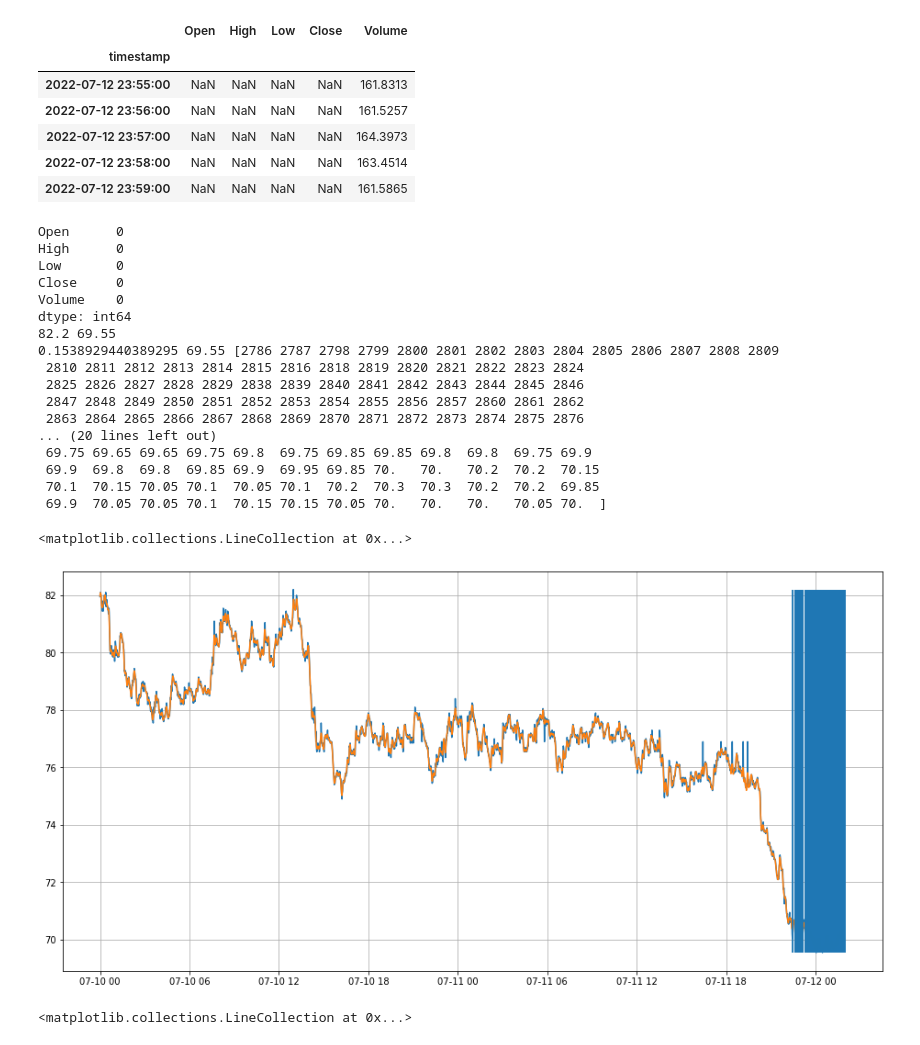
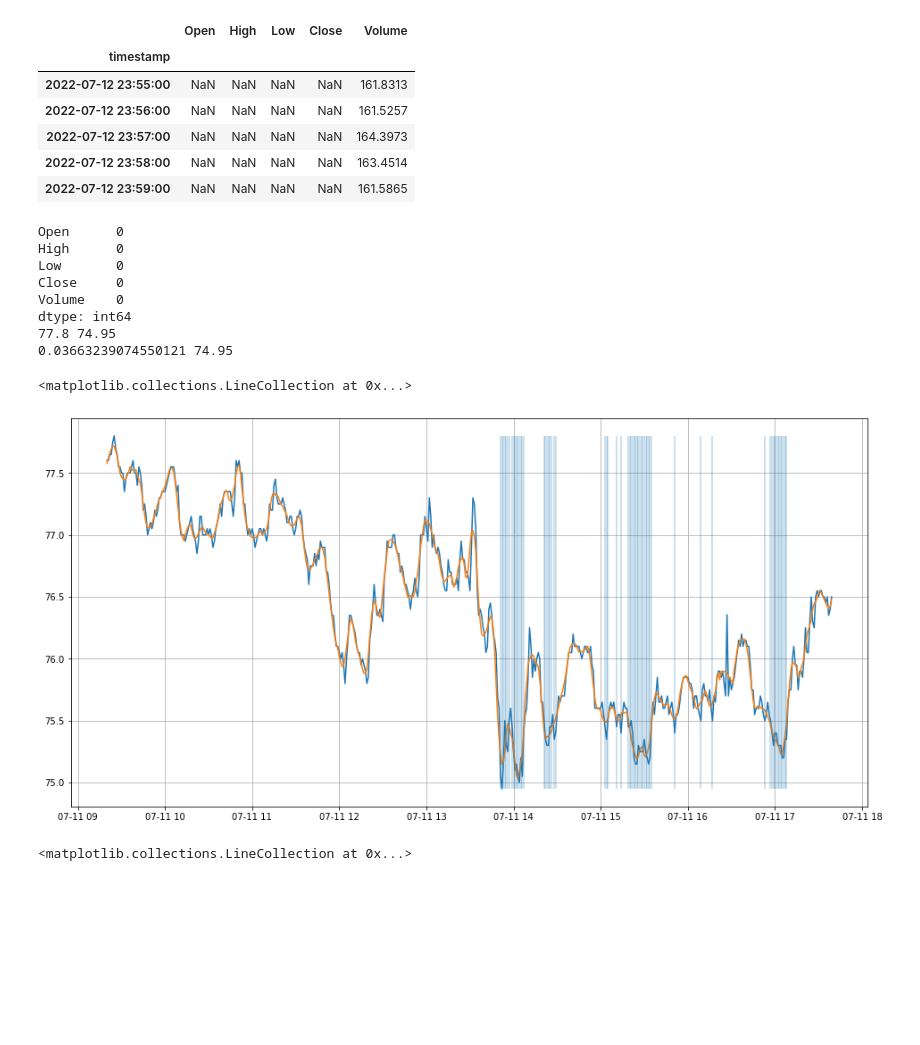
Before and after one commit to oskrivon/levelAnalyser, a Jupyter notebook: graph_display.ipynb, the cells around one changed output. Saved outputs shown, nothing was run; the diff lists cells and outputs as text; code cells hidden in the pictures; blank space fills up the shorter version.

```diff
--- a/graph_display.ipynb
+++ b/graph_display.ipynb
@@ -73,7 +73,7 @@ show_candlestick_chart(minutly_price)
 plt.figure(figsize=(16, 8))
 plt.grid()
 
-new_prices = minutly_price[:3000]
+new_prices = minutly_price[2000:2500]
 new_prices = new_prices.fillna(new_prices.mean())
 print(new_prices.isnull().sum())
 p = np.array(new_prices['High'])
@@ -100,49 +100,43 @@ for i in range(1, len(p)-1):
     if p[i] > p[i-1]:
         if p[i] > p[i+1]:
             val_max.append(p[i])
             indexes_max.append(i)
 
 for i in range(0, len(p)-1):
     if p[i] < p[i-1]:
         if p[i] < p[i+1]:
             val_min.append(p[i])
             indexes_min.append(i)
 
 a = np.where(dpdt == 0)
 
 """
 plt.vlines(t[indexes_max], p.min(), p.max())
 plt.vlines(t[indexes_min], p.min(), p.max(), color = 'r')
 plt.vlines(t[a[0]], p.min(), p.max(), color = 'g')
 """
 
 min_abs = np.min(val_min)
-th = 0.01
-b = np.where(p < th * np.mean(p) + min_abs)
+th = 0.2
+diff_percent = (np.max(p) - np.min(p))/np.max(p)
+
+b = np.where(p < diff_percent * th * np.mean(p) + min_abs)
+
 print(np.max(p), np.min(p))
-print((np.max(p) - np.min(p))/np.max(p), min_abs, b[0], p[b[0]])
+print(diff_percent, min_abs)
 #plt.vlines(t[146], p.min(), p.max())
-plt.vlines(t[b], p.min(), p.max())
+plt.vlines(t[b], p.min(), p.max(), alpha=0.3)
 # %% [output]
 Open      0
 High      0
 Low       0
 Close     0
 Volume    0
 dtype: int64
-82.2 69.55
-0.1538929440389295 69.55 [2786 2787 2798 2799 2800 2801 2802 2803 2804 2805 2806 2807 2808 2809
- 2810 2811 2812 2813 2814 2815 2816 2818 2819 2820 2821 2822 2823 2824
- 2825 2826 2827 2828 2829 2838 2839 2840 2841 2842 2843 2844 2845 2846
- 2847 2848 2849 2850 2851 2852 2853 2854 2855 2856 2857 2860 2861 2862
- 2863 2864 2865 2866 2867 2868 2869 2870 2871 2872 2873 2874 2875 2876
-... (20 lines left out)
- 69.75 69.65 69.65 69.75 69.8  69.75 69.85 69.85 69.8  69.8  69.75 69.9
- 69.9  69.8  69.8  69.85 69.9  69.95 69.85 70.   70.   70.2  70.2  70.15
- 70.1  70.15 70.05 70.1  70.05 70.1  70.2  70.3  70.3  70.2  70.2  69.85
- 69.9  70.05 70.05 70.1  70.15 70.15 70.05 70.   70.   70.   70.05 70.  ]
+77.8 74.95
+0.03663239074550121 74.95
 <matplotlib.collections.LineCollection at 0x...>
-[figure, old version]
+[figure, new version]
 # %%
 limit = 0.1
 plt.figure(figsize=(16, 8))
```
